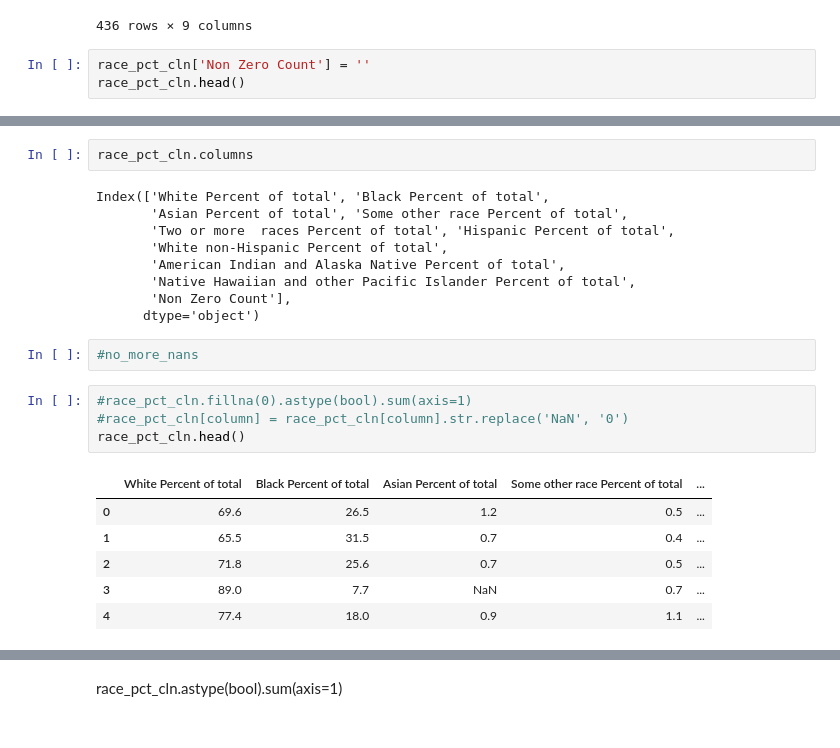
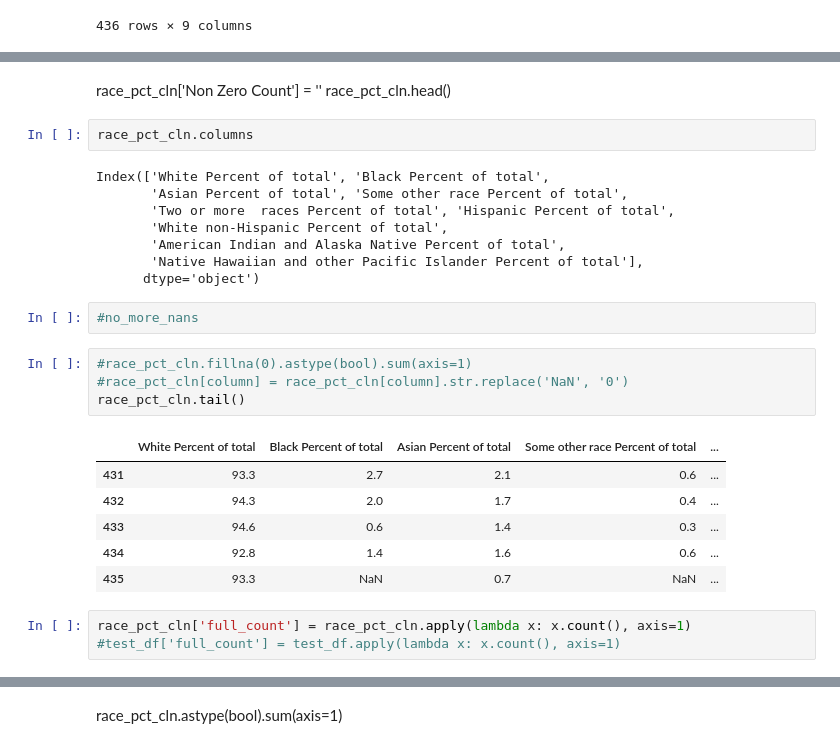
Before and after one commit to tthoang/Reading-Between-the-Gerrymandered-Lines, a Jupyter notebook: notebooks/demographics_eda.ipynb, the cells around one changed output, grey strips where cells are left out. Cells and saved outputs as stored; diff of their text form.

Commit message:
counts column

```diff
--- a/notebooks/demographics_eda.ipynb
+++ b/notebooks/demographics_eda.ipynb
@@ -1384,6 +1384,3 @@ race_pct_cln
 | 434 | 92.8 | 1.4 | 1.6 | 0.6 | ... |
 | 435 | 93.3 | NaN | 0.7 | NaN | ... |
 436 rows × 9 columns
-# %%
-race_pct_cln['Non Zero Count'] = ''
-race_pct_cln.head()
@@ -1397,3 +1387,6 @@ race_pct_cln.head()
+# %% [markdown]
+race_pct_cln['Non Zero Count'] = ''
+race_pct_cln.head()
 # %%
 race_pct_cln.columns
 # %% [output]
@@ -1402,19 +1395,21 @@ Index(['White Percent of total', 'Black Percent of total',
        'Two or more  races Percent of total', 'Hispanic Percent of total',
        'White non-Hispanic Percent of total',
        'American Indian and Alaska Native Percent of total',
-       'Native Hawaiian and other Pacific Islander Percent of total',
-       'Non Zero Count'],
+       'Native Hawaiian and other Pacific Islander Percent of total'],
       dtype='object')
 # %%
 #no_more_nans
 # %%
 #race_pct_cln.fillna(0).astype(bool).sum(axis=1)
 #race_pct_cln[column] = race_pct_cln[column].str.replace('NaN', '0')
-race_pct_cln.head()
+race_pct_cln.tail()
 # %% [output]
 |  | White Percent of total | Black Percent of total | Asian Percent of total | Some other race Percent of total | ... |
-| 0 | 69.6 | 26.5 | 1.2 | 0.5 | ... |
-| 1 | 65.5 | 31.5 | 0.7 | 0.4 | ... |
-| 2 | 71.8 | 25.6 | 0.7 | 0.5 | ... |
-| 3 | 89.0 | 7.7 | NaN | 0.7 | ... |
-| 4 | 77.4 | 18.0 | 0.9 | 1.1 | ... |
+| 431 | 93.3 | 2.7 | 2.1 | 0.6 | ... |
+| 432 | 94.3 | 2.0 | 1.7 | 0.4 | ... |
+| 433 | 94.6 | 0.6 | 1.4 | 0.3 | ... |
+| 434 | 92.8 | 1.4 | 1.6 | 0.6 | ... |
+| 435 | 93.3 | NaN | 0.7 | NaN | ... |
+# %%
+race_pct_cln['full_count'] = race_pct_cln.apply(lambda x: x.count(), axis=1)
+#test_df['full_count'] = test_df.apply(lambda x: x.count(), axis=1)
```
Also changed, not shown: parts of 6 cells of this notebook.
